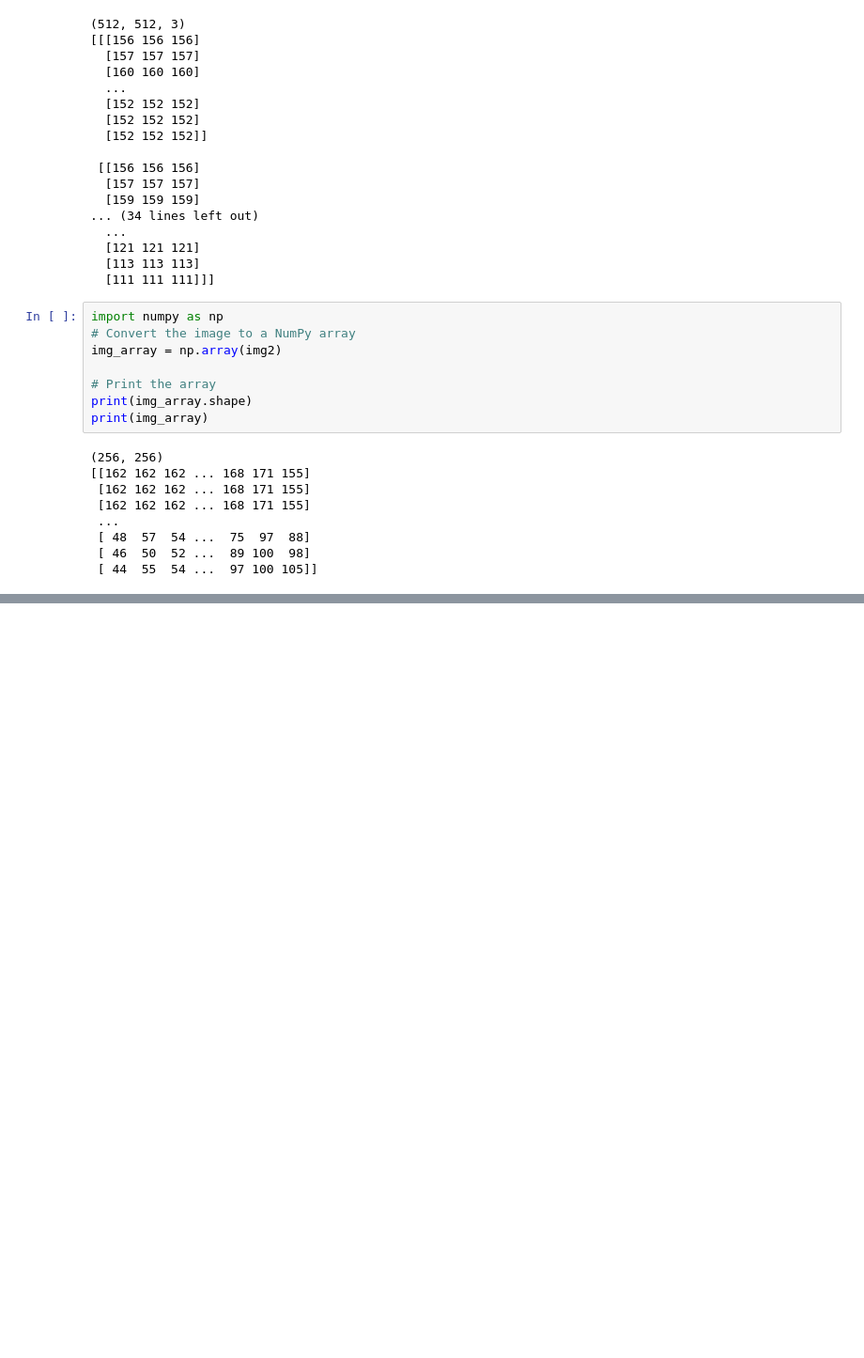
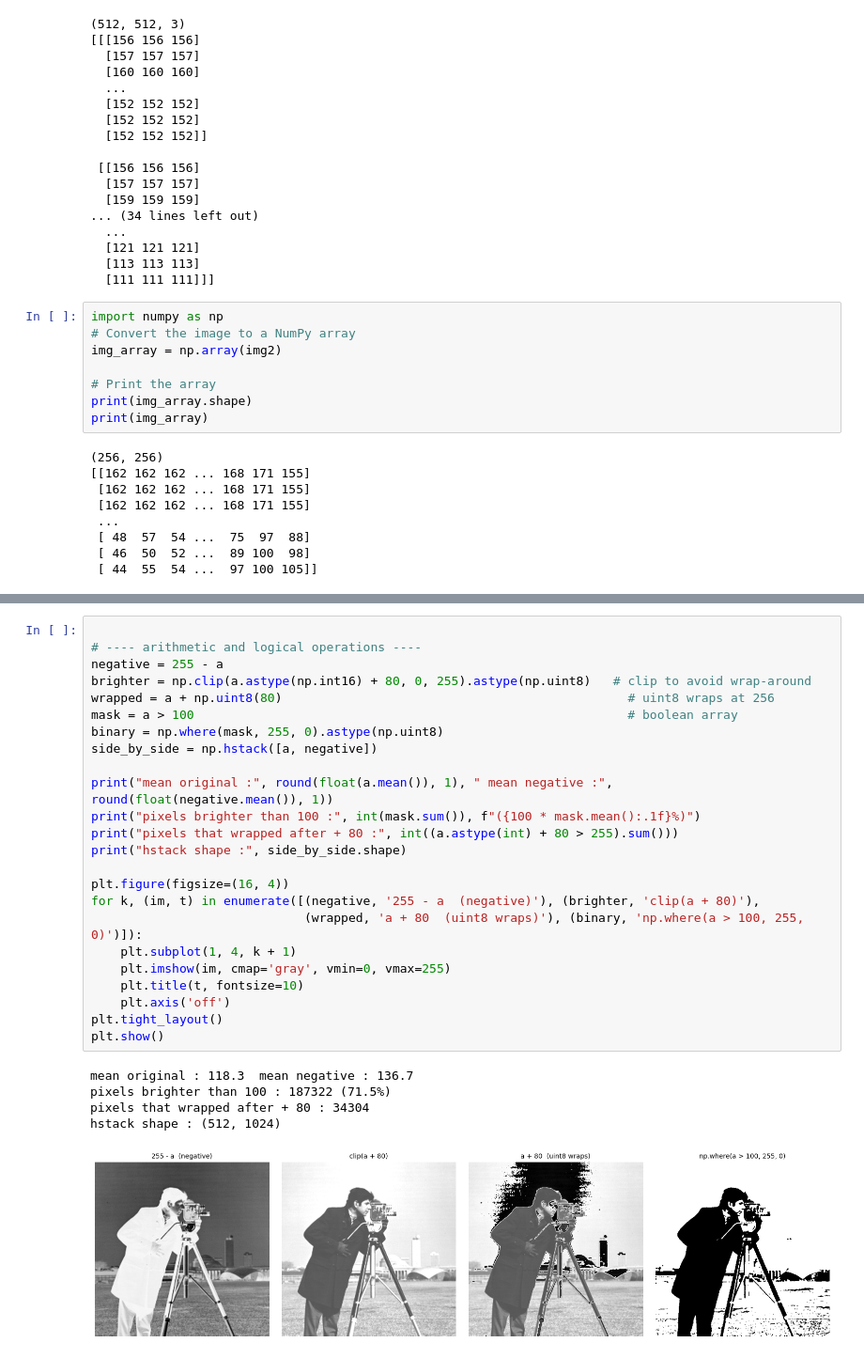
Before and after one commit to Ali-develober/Image-Processing, a Jupyter notebook: Lab1/Lab1.ipynb, the cells around one changed output, grey strips where cells are left out. Shown at 94% size. Saved outputs shown, nothing was run; the diff lists cells and outputs as text; blank space fills up the shorter version.

```diff
--- a/Lab1/Lab1.ipynb
+++ b/Lab1/Lab1.ipynb
@@ -131,0 +204,30 @@ print(img_array)
+# %%
+
+# ---- arithmetic and logical operations ----
+negative = 255 - a
+brighter = np.clip(a.astype(np.int16) + 80, 0, 255).astype(np.uint8)   # clip to avoid wrap-around
+wrapped = a + np.uint8(80)                                               # uint8 wraps at 256
+mask = a > 100                                                           # boolean array
+binary = np.where(mask, 255, 0).astype(np.uint8)
+side_by_side = np.hstack([a, negative])
+
+print("mean original :", round(float(a.mean()), 1), " mean negative :", round(float(negative.mean()), 1))
+print("pixels brighter than 100 :", int(mask.sum()), f"({100 * mask.mean():.1f}%)")
+print("pixels that wrapped after + 80 :", int((a.astype(int) + 80 > 255).sum()))
+print("hstack shape :", side_by_side.shape)
+
+plt.figure(figsize=(16, 4))
+for k, (im, t) in enumerate([(negative, '255 - a  (negative)'), (brighter, 'clip(a + 80)'),
+                             (wrapped, 'a + 80  (uint8 wraps)'), (binary, 'np.where(a > 100, 255, 0)')]):
+    plt.subplot(1, 4, k + 1)
+    plt.imshow(im, cmap='gray', vmin=0, vmax=255)
+    plt.title(t, fontsize=10)
+    plt.axis('off')
+plt.tight_layout()
+plt.show()
+# %% [output]
+mean original : 118.3  mean negative : 136.7
+pixels brighter than 100 : 187322 (71.5%)
+pixels that wrapped after + 80 : 34304
+hstack shape : (512, 1024)
+[figure, added]
```
Also changed, not shown: parts of 11 cells of this notebook, 22 other files.
